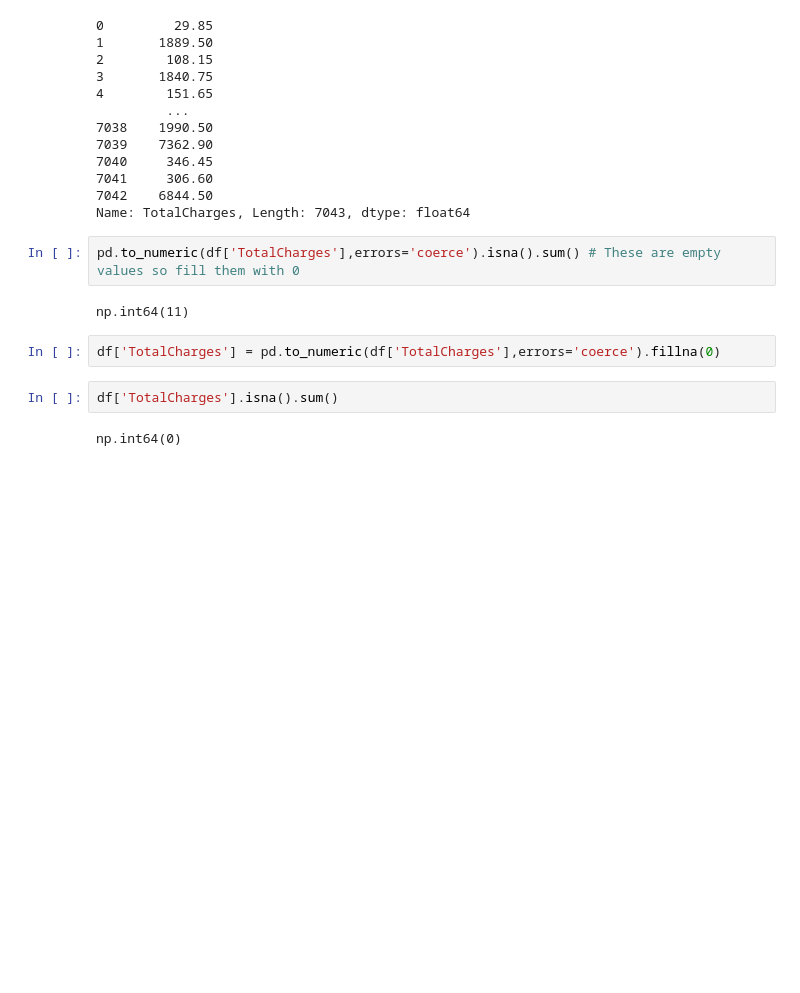
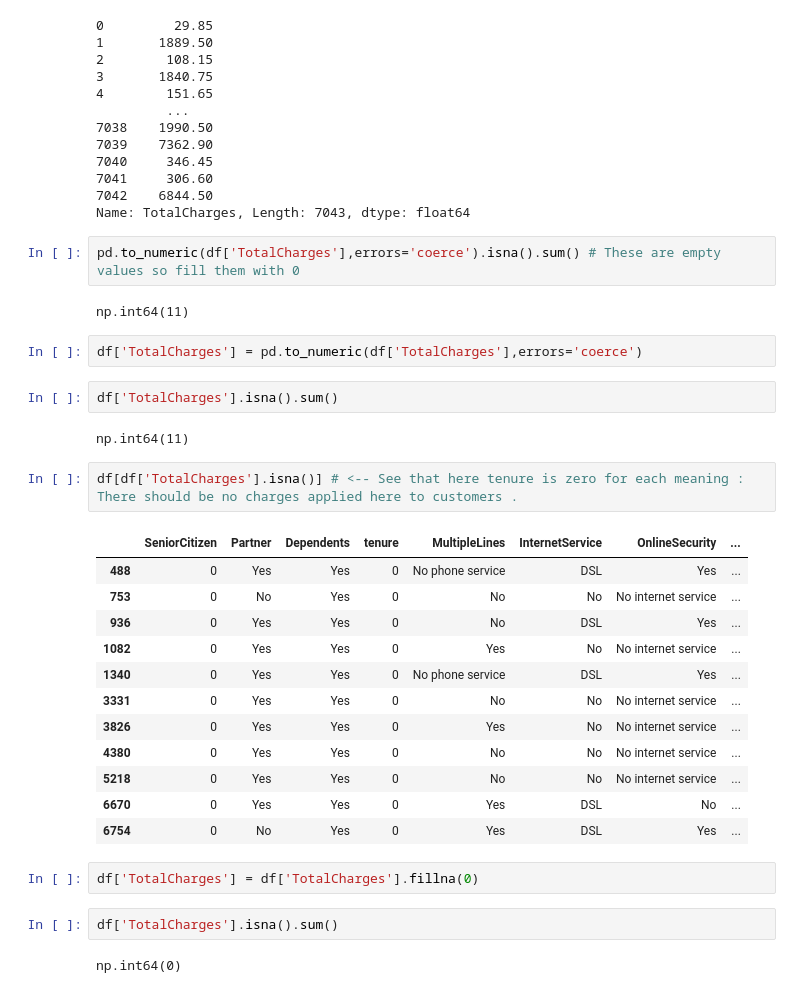
Before and after one commit to AyushDevadiga1/ml-customer-churn-prediction-app, a Jupyter notebook: model_training/train.ipynb, the cells around one changed output. Saved outputs shown, nothing was run; the diff lists cells and outputs as text; blank space fills up the shorter version.

```diff
--- a/model_training/train.ipynb
+++ b/model_training/train.ipynb
@@ -482,7 +515,28 @@ pd.to_numeric(df['TotalCharges'],errors='coerce').isna().sum() # These are empty
 # %% [output]
 np.int64(11)
 # %%
-df['TotalCharges'] = pd.to_numeric(df['TotalCharges'],errors='coerce').fillna(0)
+df['TotalCharges'] = pd.to_numeric(df['TotalCharges'],errors='coerce')
+# %%
+df['TotalCharges'].isna().sum()
+# %% [output]
+np.int64(11)
+# %%
+df[df['TotalCharges'].isna()] # <-- See that here tenure is zero for each meaning : There should be no charges applied here to customers .
+# %% [output]
+|  | SeniorCitizen | Partner | Dependents | tenure | MultipleLines | InternetService | OnlineSecurity | ... |
+| 488 | 0 | Yes | Yes | 0 | No phone service | DSL | Yes | ... |
+| 753 | 0 | No | Yes | 0 | No | No | No internet service | ... |
+| 936 | 0 | Yes | Yes | 0 | No | DSL | Yes | ... |
+| 1082 | 0 | Yes | Yes | 0 | Yes | No | No internet service | ... |
+| 1340 | 0 | Yes | Yes | 0 | No phone service | DSL | Yes | ... |
+| 3331 | 0 | Yes | Yes | 0 | No | No | No internet service | ... |
+| 3826 | 0 | Yes | Yes | 0 | Yes | No | No internet service | ... |
+| 4380 | 0 | Yes | Yes | 0 | No | No | No internet service | ... |
+| 5218 | 0 | Yes | Yes | 0 | No | No | No internet service | ... |
+| 6670 | 0 | Yes | Yes | 0 | Yes | DSL | No | ... |
+| 6754 | 0 | No | Yes | 0 | Yes | DSL | Yes | ... |
+# %%
+df['TotalCharges'] = df['TotalCharges'].fillna(0)
 # %%
 df['TotalCharges'].isna().sum()
 # %% [output]
```
Also changed, not shown: parts of 20 cells of this notebook.
